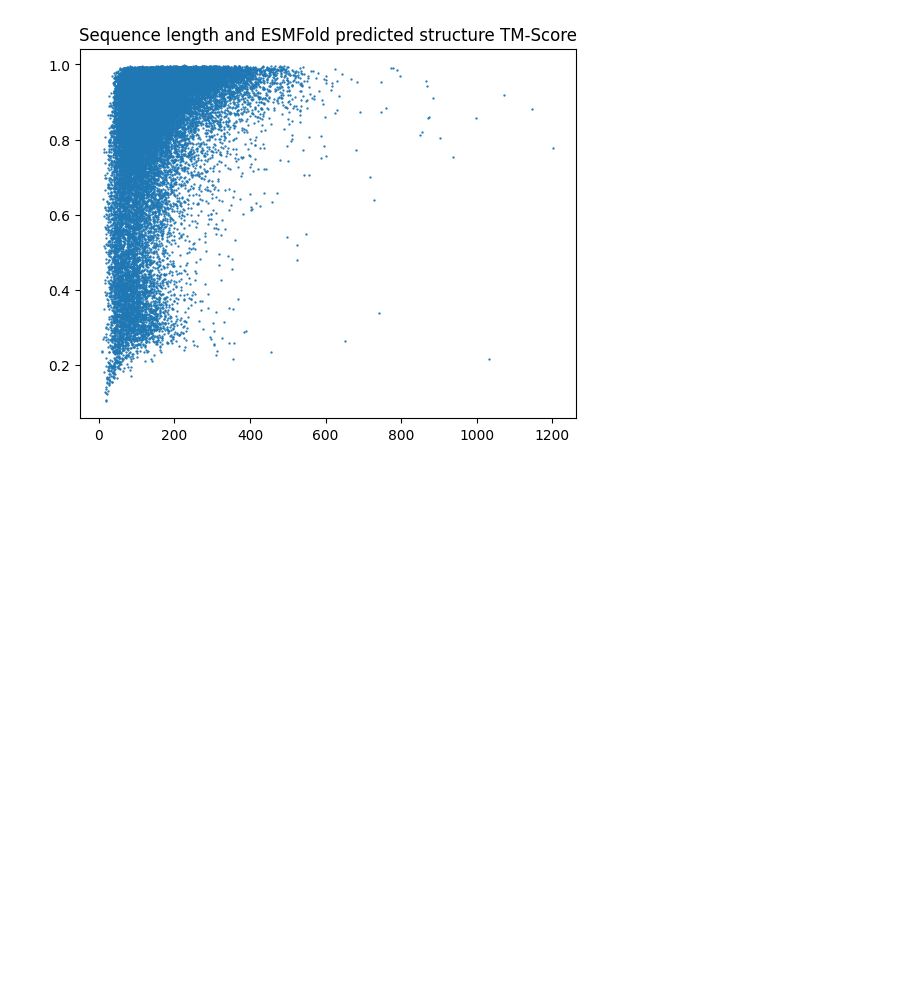
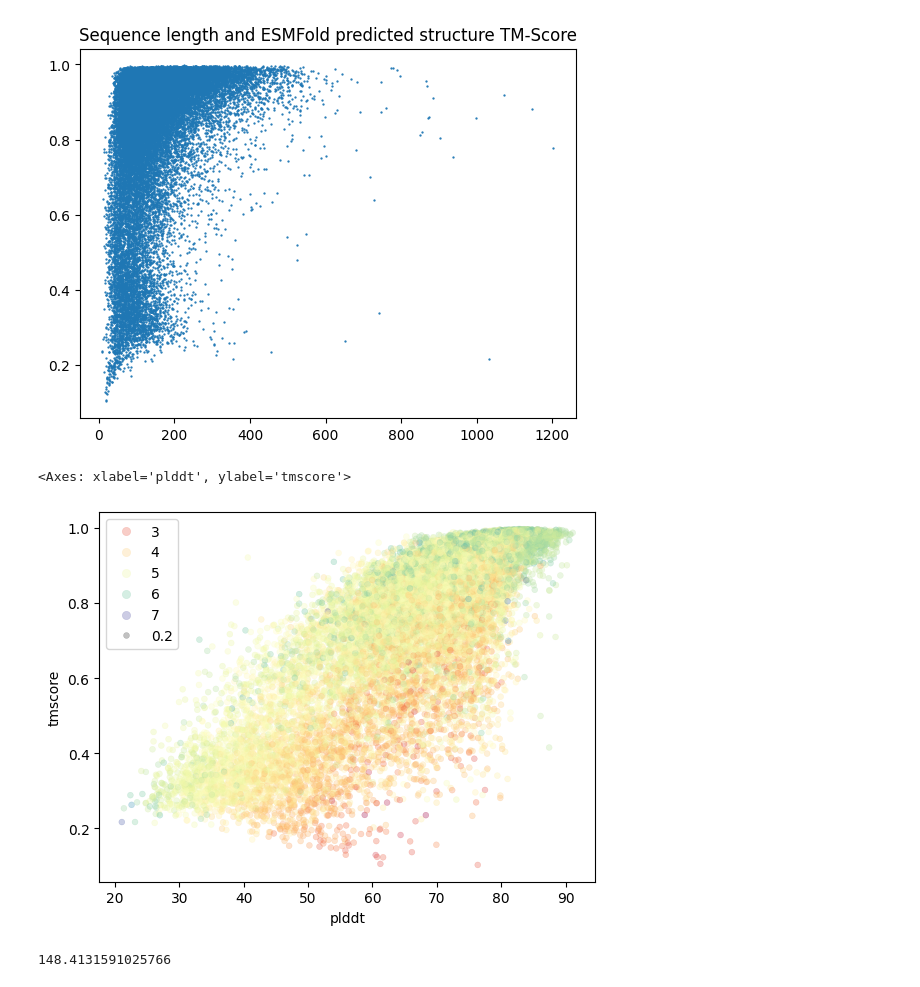
Before and after one commit to amyxlu/plaid-dev-distributed, a Jupyter notebook: notebooks/21_cath_errors.ipynb, the cells around one changed output. Drawn from its saved outputs; the diff is of its cells as text; code cells hidden in the pictures; blank space fills up the shorter version.

```diff
--- a/notebooks/21_cath_errors.ipynb
+++ b/notebooks/21_cath_errors.ipynb
@@ -36,3 +36,14 @@ plt.title("Sequence length and ESMFold predicted structure TM-Score")
 # %% [output]
 Text(0.5, 1.0, 'Sequence length and ESMFold predicted structure TM-Score')
 [figure]
+# %%
+import seaborn as sns
+log_seqlen = np.log(df.seqlen.values)
+sns.scatterplot(x="plddt", y="tmscore", data=df, size=0.2, alpha=0.3, edgecolor=None, palette="Spectral", hue=log_seqlen)
+# %% [output]
+<Axes: xlabel='plddt', ylabel='tmscore'>
+[figure, added]
+# %%
+np.exp(5)
+# %% [output]
+148.4131591025766
```
Also changed, not shown: parts of 5 cells of this notebook, 2 other files.
